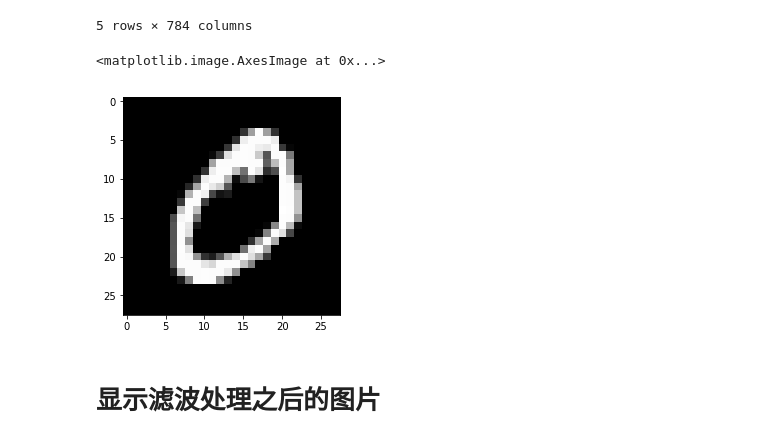
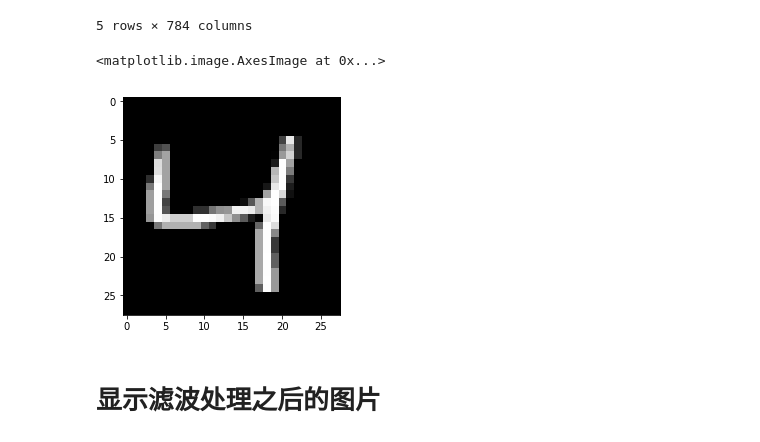
Before and after one commit to Connorshen/CPL, a Jupyter notebook: python/cluster/gabor_process.ipynb, the cells around one changed output. Saved outputs shown, nothing was run; the diff lists cells and outputs as text; code cells hidden in the pictures.

```diff
--- a/python/cluster/gabor_process.ipynb
+++ b/python/cluster/gabor_process.ipynb
@@ -49,11 +49,11 @@ train_images.head()
 | 4 | 0 | 0 | 0 | 0 | 0 | 0 | 0 | 0 | 0 | 0 | ... | ... |
 5 rows × 784 columns
 # %%
-image = train_images.loc[1].values.reshape(28,28)
+image = train_images.loc[2].values.reshape(28,28)
 plt.imshow(image, cmap='gray')
 # %% [output]
 <matplotlib.image.AxesImage at 0x...>
-[figure, old version]
+[figure, new version]
 # %% [markdown]
 # 显示滤波处理之后的图片
 # %%
```
Also changed, not shown: parts of 3 cells of this notebook.
